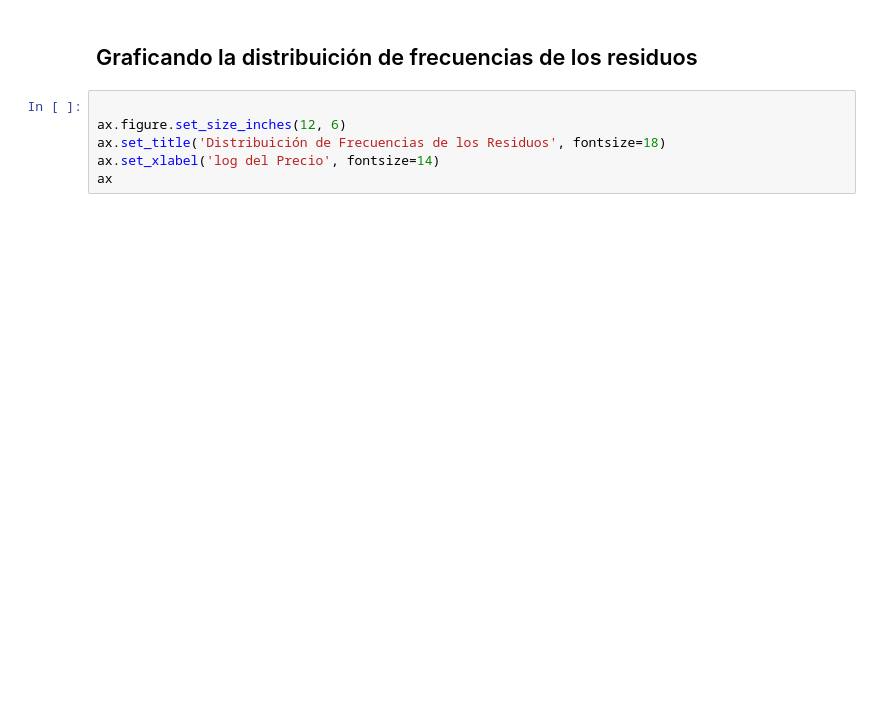
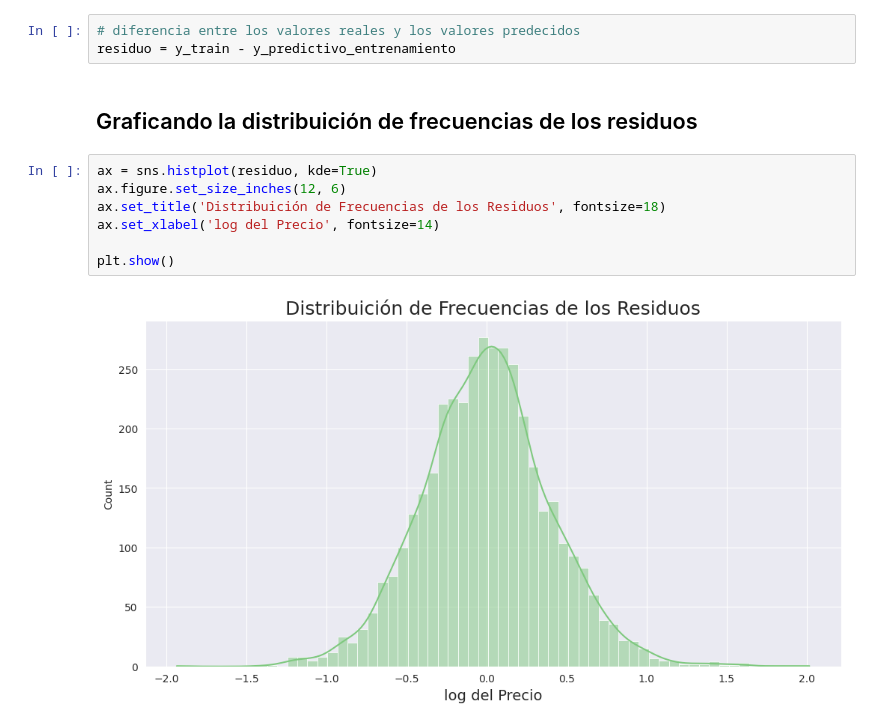
Before and after one commit to Nataliahfk/estadistica_python, a Jupyter notebook: Regresión_Lineal_II.ipynb, the cells around one changed output. Saved outputs shown, nothing was run; the diff lists cells and outputs as text; blank space fills up the shorter version.

```diff
--- a/Regresión_Lineal_II.ipynb
+++ b/Regresión_Lineal_II.ipynb
@@ -601,10 +607,16 @@ ax
 # %% [markdown]
 ## Obteniendo los residuos
+# %%
+# diferencia entre los valores reales y los valores predecidos
+residuo = y_train - y_predictivo_entrenamiento
 # %% [markdown]
 ## Graficando la distribuición de frecuencias de los residuos
 # %%
-
+ax = sns.histplot(residuo, kde=True)
 ax.figure.set_size_inches(12, 6)
 ax.set_title('Distribuición de Frecuencias de los Residuos', fontsize=18)
 ax.set_xlabel('log del Precio', fontsize=14)
-ax
+
+plt.show()
+# %% [output]
+[figure, added]
```
Also changed, not shown: parts of 5 cells of this notebook.
